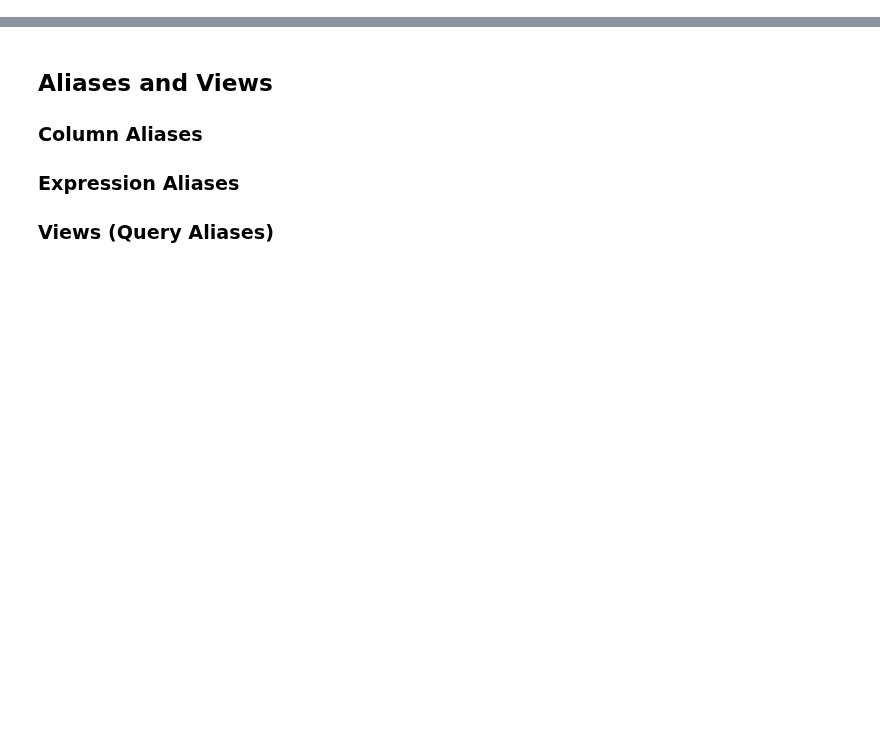
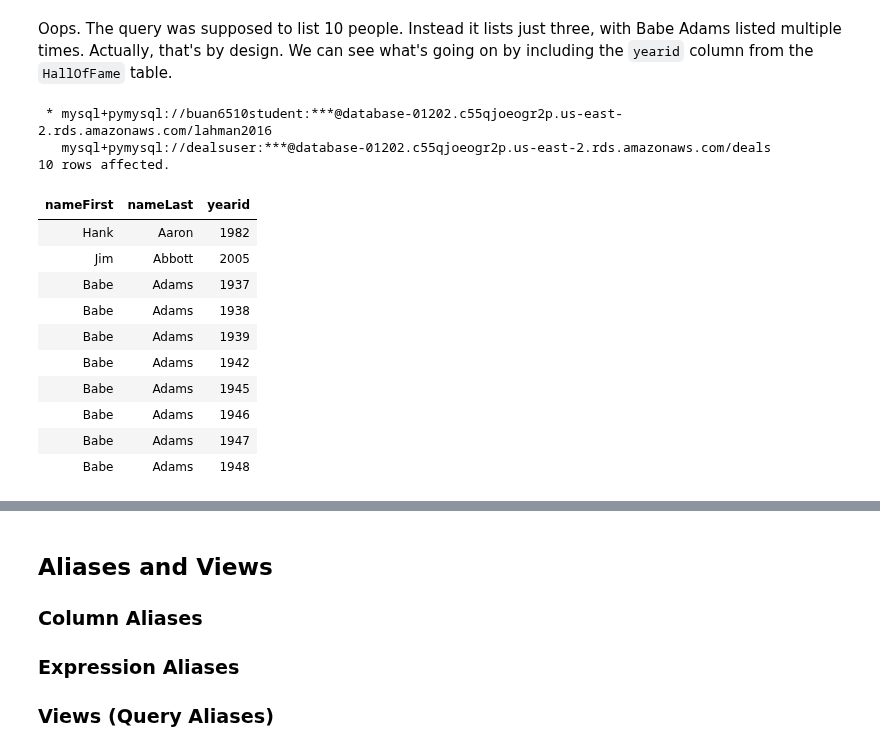
Before and after one commit to kangpyolee/DATA6510, a Jupyter notebook: L2_SELECT_basics.ipynb, the cells around one changed output, grey strips where cells are left out. Drawn from its saved outputs; the diff is of its cells as text; code cells hidden in the pictures; blank space fills up the shorter version.

```diff
--- a/L2_SELECT_basics.ipynb
+++ b/L2_SELECT_basics.ipynb
@@ -58,0 +241,23 @@ So, when asked "Why SQL?" the best answer is "Why not SQL?" because that is the
+# %% [markdown]
+Oops. The query was supposed to list 10 people. Instead it lists just three, with Babe Adams listed multiple times. Actually, that's by design. We can see what's going on by including the `yearid` column from the `HallOfFame` table.
+# %%
+%%sql
+SELECT nameFirst, nameLast, yearid
+FROM HallOfFame
+    JOIN Master USING (playerID)
+LIMIT 10;
+# %% [output]
+ * mysql+pymysql://buan6510student:***@database-01202.c55qjoeogr2p.us-east-2.rds.amazonaws.com/lahman2016
+   mysql+pymysql://dealsuser:***@database-01202.c55qjoeogr2p.us-east-2.rds.amazonaws.com/deals
+10 rows affected.
+| nameFirst | nameLast | yearid |
+| Hank | Aaron | 1982 |
+| Jim | Abbott | 2005 |
+| Babe | Adams | 1937 |
+| Babe | Adams | 1938 |
+| Babe | Adams | 1939 |
+| Babe | Adams | 1942 |
+| Babe | Adams | 1945 |
+| Babe | Adams | 1946 |
+| Babe | Adams | 1947 |
+| Babe | Adams | 1948 |
```
Also changed, not shown: parts of 34 cells of this notebook.
